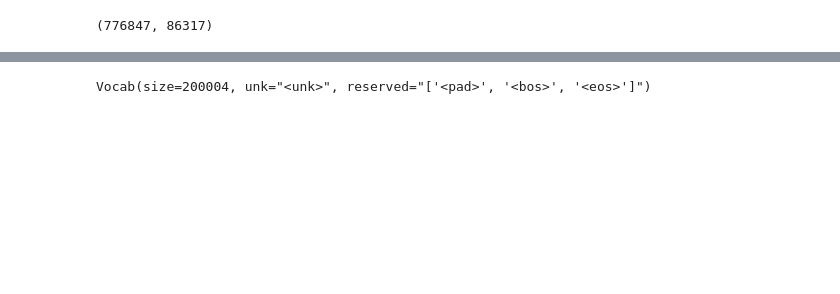
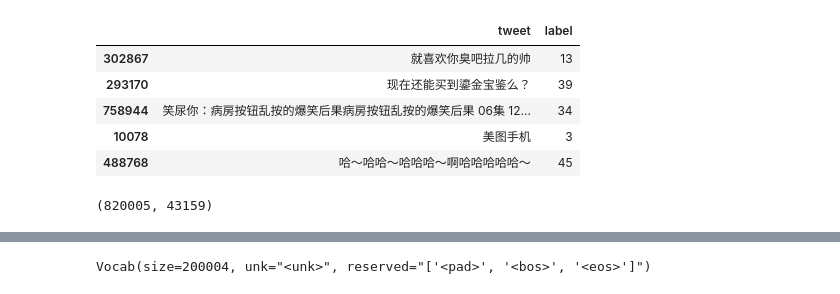
Before and after one commit to zhiming-xu/weibo-emoji-predict, a Jupyter notebook: textcnn.ipynb, the cells around one changed output, grey strips where cells are left out. Saved outputs shown, nothing was run; the diff lists cells and outputs as text; code cells hidden in the pictures; blank space fills up the shorter version.

```diff
--- a/textcnn.ipynb
+++ b/textcnn.ipynb
@@ -26,12 +29,21 @@ ctx = try_gpu()
 seg = pkuseg.pkuseg(model_name='web')
 # %%
 train_df = pd.read_csv(DATA_FOLDER+TRAIN_DATA, sep='|')
+train_df = train_df.sample(frac=1)
+train_df.head()
+# %% [output]
+|  | tweet | label |
+| 302867 | 就喜欢你臭吧拉几的帅 | 13 |
+| 293170 | 现在还能买到鎏金宝鉴么？ | 39 |
+| 758944 | 笑尿你：病房按钮乱按的爆笑后果病房按钮乱按的爆笑后果 06集 12... | 34 |
+| 10078 | 美图手机 | 3 |
+| 488768 | 哈～哈哈～哈哈哈～啊哈哈哈哈哈～ | 45 |
 # %%
 dataset =[ [row[0], row[1]] for _, row in train_df.iterrows()]
-train_dataset, valid_dataset = nlp.data.train_valid_split(dataset, .1)
+train_dataset, valid_dataset = nlp.data.train_valid_split(dataset)
 len(train_dataset), len(valid_dataset)
 # %% [output]
-(776847, 86317)
+(820005, 43159)
 # %%
 def tokenizer(x):
     tweet, label = x
```
Also changed, not shown: parts of 17 cells of this notebook, 1 other file.
